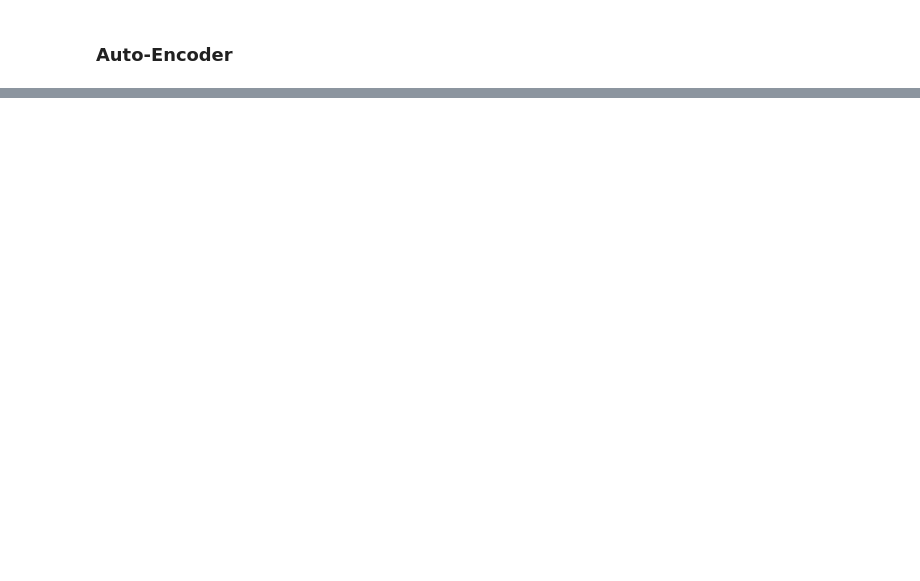
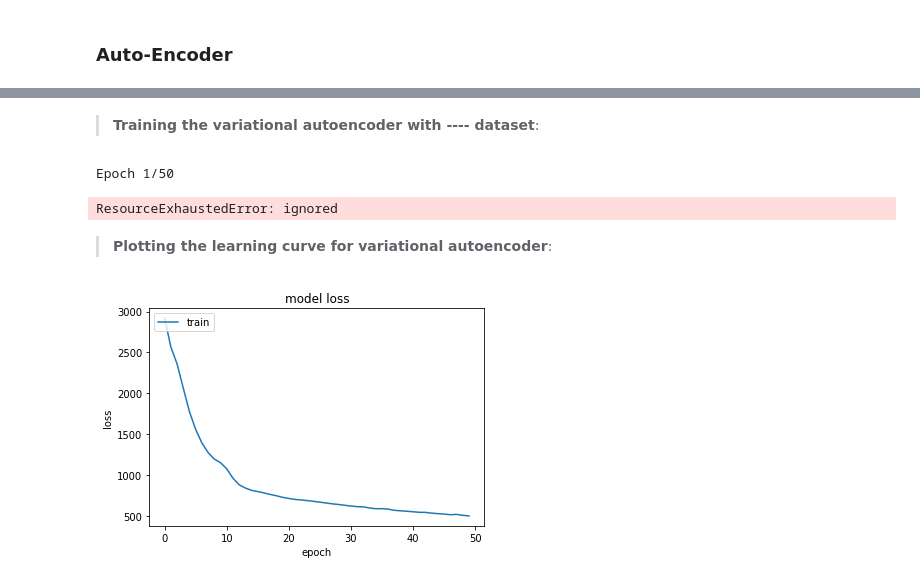
Before and after one commit to Kalyani011/DeepLearning-Unsupervised_learning_and_generating_images, a Jupyter notebook: ImageGeneration.ipynb, the cells around one changed output, grey strips where cells are left out. Saved outputs shown, nothing was run; the diff lists cells and outputs as text; code cells hidden in the pictures; blank space fills up the shorter version.

```diff
--- a/ImageGeneration.ipynb
+++ b/ImageGeneration.ipynb
@@ -88,0 +86,6 @@ TensorShape([3172, 128, 128, 3])
+# %%
+# Setting input and latent space dimensions
+image_dim = (128, 128, 3)
+latent_dim = 100
+EPOCHS = 20
+BATCH_SIZE = 200
@@ -276,0 +305,10 @@ generate_images(decoder, latent_dim)
+# %%
+# Following code is taken from [5]
+# Custom sampling layer used to get the latent space
+class Sampling(keras.layers.Layer):
+  """Uses (z_mean, z_log_var) to sample z, the vector encoding a digit."""
+  def call(self, inputs):
+    # override the inherited .call(self, inputs) method
+    z_mean, z_log_var = inputs
+    epsilon = tf.keras.backend.random_normal(shape=tf.shape(z_mean)) # N(0, 1)
+    return z_mean + tf.exp(0.5 * z_log_var) * epsilon # N(mu, sigma)
@@ -276,0 +379,4 @@ generate_images(decoder, latent_dim)
+# %%
+vae, vae_encoder, vae_decoder = build_vae(image_dim, latent_dim)
+vae_optimizer = keras.optimizers.Adam(1e-3)
+vae.compile(optimizer=vae_optimizer)
@@ -276,0 +423,18 @@ generate_images(decoder, latent_dim)
+# %% [markdown]
+> **Training the variational autoencoder with ---- dataset**:
+# %%
+vae_history = vae.fit(x=dataset, y=dataset, epochs=EPOCHS, batch_size=BATCH_SIZE)
+# %% [output]
+Epoch 1/50
+ResourceExhaustedError: ignored
+# %% [markdown]
+> **Plotting the learning curve for variational autoencoder**:
+# %%
+plt.plot(vae_history.history['loss'])
+plt.title('model loss')
+plt.ylabel('loss')
+plt.xlabel('epoch')
+plt.legend(['train'], loc='upper left')
+plt.show()
+# %% [output]
+[figure, added]
```
Also changed, not shown: parts of 81 cells of this notebook.
